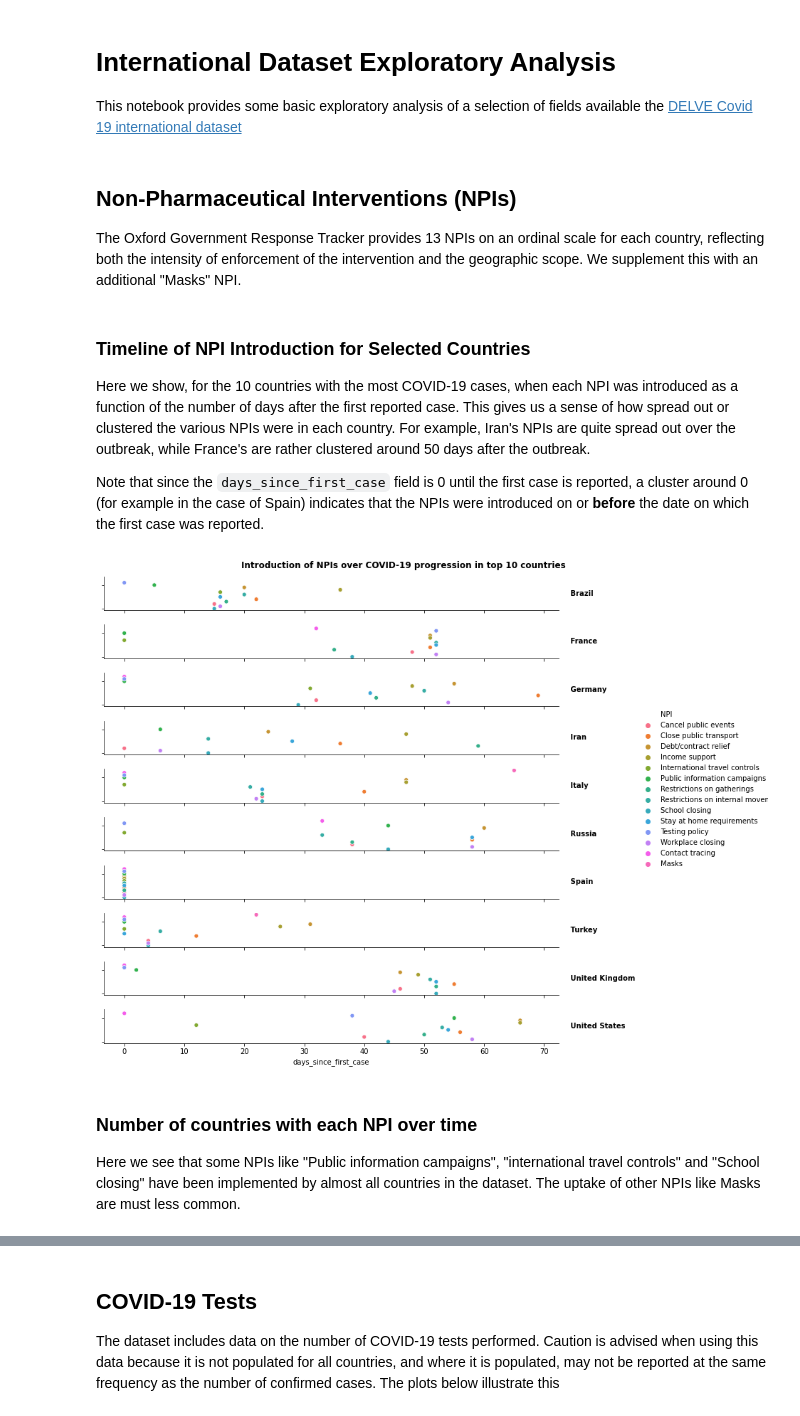
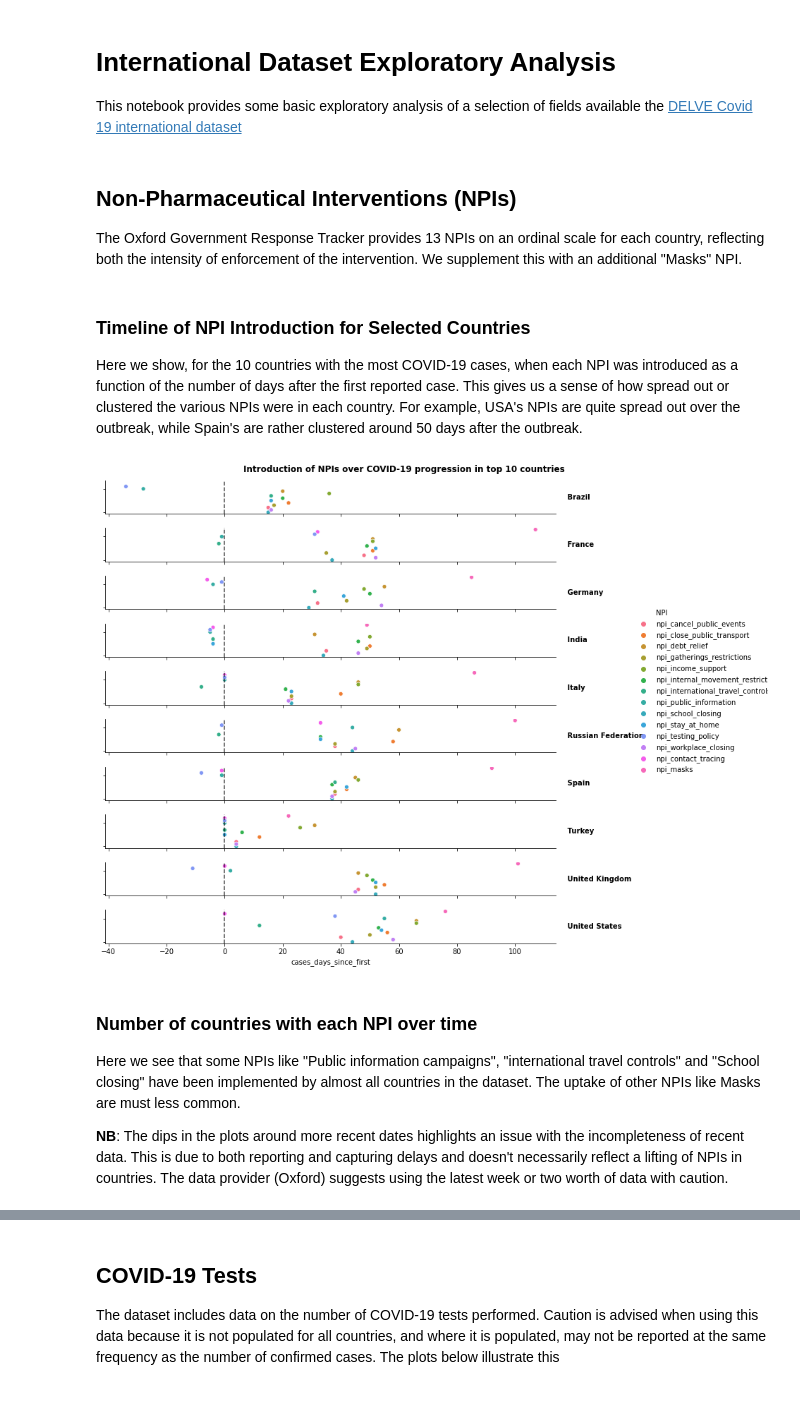
Before and after one commit to rs-delve/covid19_datasets, a Jupyter notebook: Data_Exploration.ipynb, the cells around one changed output, grey strips where cells are left out. Cells and saved outputs as stored; diff of their text form; code cells hidden in the pictures.

```diff
--- a/Data_Exploration.ipynb
+++ b/Data_Exploration.ipynb
@@ -17,72 +17,73 @@ path = 'https://raw.githubusercontent.com/rs-delve/covid19_datasets/master/datas
 df = pd.read_csv(path, parse_dates=['DATE'])
 # %% [markdown]
 ## Non-Pharmaceutical Interventions (NPIs)
-The Oxford Government Response Tracker provides 13 NPIs on an ordinal scale for each country, reflecting both the intensity of enforcement of the intervention and the geographic scope. We supplement this with an additional "Masks" NPI.
+The Oxford Government Response Tracker provides 13 NPIs on an ordinal scale for each country, reflecting both the intensity of enforcement of the intervention. We supplement this with an additional "Masks" NPI.
 # %% [markdown]
 ### Timeline of NPI Introduction for Selected Countries
-Here we show, for the 10 countries with the most COVID-19 cases, when each NPI was introduced as a function of the number of days after the first reported case. This gives us a sense of how spread out or clustered the various NPIs were in each country. For example, Iran's NPIs are quite spread out over the outbreak, while France's are rather clustered around 50 days after the outbreak.
-
-Note that since the `days_since_first_case` field is 0 until the first case is reported, a cluster around 0 (for example in the case of Spain) indicates that the NPIs were introduced on or **before** the date on which the first case was reported.
+Here we show, for the 10 countries with the most COVID-19 cases, when each NPI was introduced as a function of the number of days after the first reported case. This gives us a sense of how spread out or clustered the various NPIs were in each country. For example, USA's NPIs are quite spread out over the outbreak, while Spain's are rather clustered around 50 days after the outbreak.
 # %%
 #@title Timeline Plot
 npis = [
-        'School closing',
-        'Workplace closing',
-        'Cancel public events',
-        'Restrictions on gatherings',
-        'Close public transport',
-        'Stay at home requirements',
-        'Restrictions on internal movement',
-        'International travel controls',
-        'Income support',
-        'Debt/contract relief',
-        'Public information campaigns',
-        'Testing policy',
-        'Contact tracing',
-        'Masks',
+        'npi_school_closing',
+        'npi_workplace_closing',
+        'npi_cancel_public_events',
+        'npi_gatherings_restrictions',
+        'npi_close_public_transport',
+        'npi_stay_at_home',
+        'npi_internal_movement_restrictions',
+        'npi_international_travel_controls',
+        'npi_income_support',
+        'npi_debt_relief',
+        'npi_public_information',
+        'npi_testing_policy',
+        'npi_contact_tracing',
+        'npi_masks',
 ]
 
-countries = df.groupby('CountryName').total_cases.max().nlargest(10).index
-plot_df = df[df.CountryName.isin(countries)][['CountryName', 'days_since_first_case'] + npis].melt(id_vars=['CountryName', 'days_since_first_case'], var_name='NPI')
-plot_df = plot_df.sort_values(['CountryName', 'days_since_first_case'])
-plot_df = plot_df[plot_df['value'] > 0].groupby(['CountryName', 'NPI'], as_index=False).min()
+countries = df.groupby('country_name').cases_total.max().nlargest(10).index
+plot_df = df[df.country_name.isin(countries)][['country_name', 'cases_days_since_first'] + npis].melt(id_vars=['country_name', 'cases_days_since_first'], var_name='NPI')
+plot_df = plot_df.sort_values(['country_name', 'cases_days_since_first'])
+plot_df = plot_df[plot_df['value'] > 0].groupby(['country_name', 'NPI'], as_index=False).min()
 
 plot_df['value'] = plot_df.NPI.map({npi: i for i, npi in enumerate(npis)})
 
 g = sns.relplot(data=plot_df,
-                x='days_since_first_case',
+                x='cases_days_since_first',
                 y='value',
                 hue='NPI',
-                row='CountryName',
+                row='country_name',
                 kind='scatter',
                 height=1,
                 aspect=10,
                 marker='o',
                 facet_kws=dict(margin_titles=True, legend_out=True, despine=True))
 
 for ax in g.axes.flat:
   txt = ax.texts[0]
   ax.text(txt.get_unitless_position()[0], txt.get_unitless_position()[1],
           txt.get_text().split('=')[1],
           transform=ax.transAxes,
           va='center',
           fontweight='bold')
   ax.texts[0].remove()
   ax.set_ylabel(None)
   ax.set_yticklabels([])
+  ax.axvline(0, ls='--', c='k', alpha=0.7)
 
 g.fig.suptitle('Introduction of NPIs over COVID-19 progression in top 10 countries', fontweight='bold')
 
 leg = g._legend
 leg.set_bbox_to_anchor([1.05, 0.55])
 
 plt.subplots_adjust(top=0.95)
 plt.show()
 # %% [output]
-[figure, old version]
+[figure, new version]
 # %% [markdown]
 ### Number of countries with each NPI over time
 Here we see that some NPIs like "Public information campaigns", "international travel controls" and "School closing" have been implemented by almost all countries in the dataset. The uptake of other NPIs like Masks are must less common.
+
+**NB**: The dips in the plots around more recent dates highlights an issue with the incompleteness of recent data. This is due to both reporting and capturing delays and doesn't necessarily reflect a lifting of NPIs in countries. The data provider (Oxford) suggests using the latest week or two worth of data with caution.
 # %%
 #@title Plot
 plot_df = (df.set_index(['DATE', 'ISO'])[npis] > 0).groupby(level=0).sum()
```
Also changed, not shown: parts of 14 cells of this notebook.
